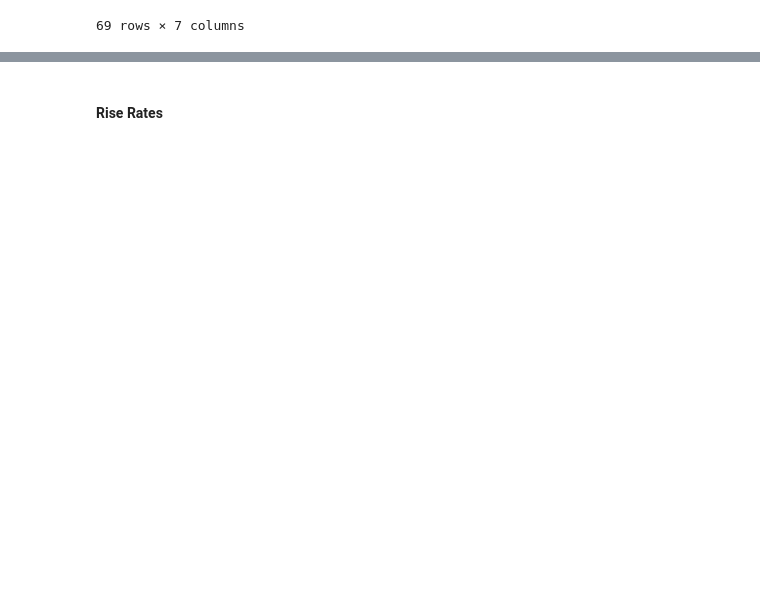
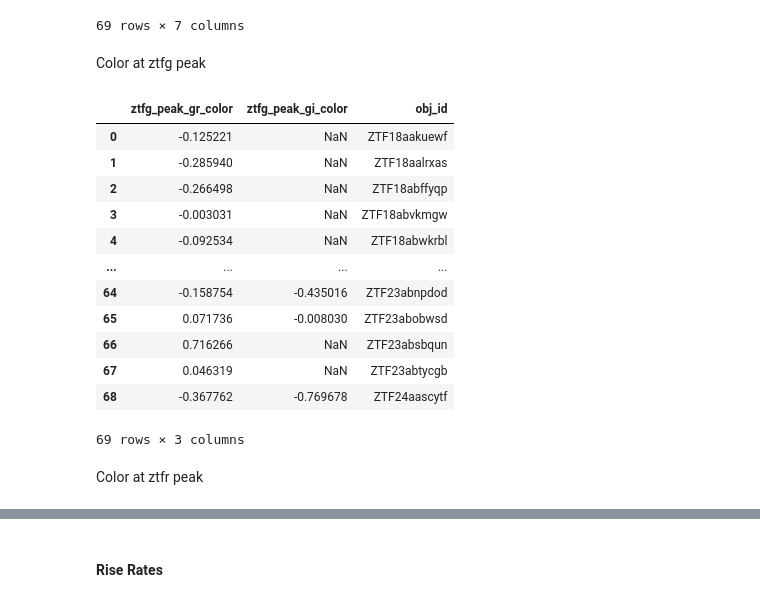
Before and after one commit to tylerbarna/kn-imposters, a Jupyter notebook: gp_calculations.ipynb, the cells around one changed output, grey strips where cells are left out. Saved outputs shown, nothing was run; the diff lists cells and outputs as text; code cells hidden in the pictures; blank space fills up the shorter version.

```diff
--- a/gp_calculations.ipynb
+++ b/gp_calculations.ipynb
@@ -303,3 +303,46 @@ df_peak
 | 67 | ZTF23abtycgb | 0.000000 | -10.654520 | 0.000000 | -10.700839 | NaN | NaN |
 | 68 | ZTF24aascytf | 0.931519 | -12.437112 | 1.269422 | -12.117116 | 1.589061 | -11.796361 |
 69 rows × 7 columns
+# %% [markdown]
+Color at ztfg peak
+# %%
+df_ztfg_peak_color = pd.DataFrame()
+df_ztfg_peak_color['obj_id'] = df_peak.obj_id.unique()
+ztfg_peak_color_dict = {}
+for obj in df_ztfg_peak_color['obj_id']:
+    obj_ztfg_peak_color_dict = {}
+    df_obj = df_peak[df_peak.obj_id == obj]
+    ztfg_peak_time = df_obj['ztfg_peak_time'].iloc[0]
+    if ztfg_peak_time != None and ztfg_peak_time == ztfg_peak_time:
+        ztfg_peak_row = df[(df.obj_id == obj) & (df.t == ztfg_peak_time)]
+        for filt in ['ztfr', 'ztfi']:
+            if ztfg_peak_row[f'abs_mag_ztfg'].iloc[0] == np.nan or ztfg_peak_row[f'abs_mag_{filt}'].iloc[0] == np.nan:
+                obj_ztfg_peak_color_dict[filt] = np.nan
+            else:
+                obj_ztfg_peak_color_dict[filt] = ztfg_peak_row[f'abs_mag_ztfg'].iloc[0] - ztfg_peak_row[f'abs_mag_{filt}'].iloc[0]
+    else:
+        for filt in ['ztfr', 'ztfi']:
+            obj_ztfg_peak_color_dict[filt] = np.nan
+    ztfg_peak_color_dict[obj] = obj_ztfg_peak_color_dict
+# %%
+df_ztfg_peak_color = pd.DataFrame(ztfg_peak_color_dict).T.rename(columns={'ztfr': 'ztfg_peak_gr_color', 'ztfi': 'ztfg_peak_gi_color'}).reset_index()
+df_ztfg_peak_color['obj_id'] = df_ztfg_peak_color['index']
+df_ztfg_peak_color.drop(columns=['index'], inplace=True)
+
+df_ztfg_peak_color
+# %% [output]
+|  | ztfg_peak_gr_color | ztfg_peak_gi_color | obj_id |
+| 0 | -0.125221 | NaN | ZTF18aakuewf |
+| 1 | -0.285940 | NaN | ZTF18aalrxas |
+| 2 | -0.266498 | NaN | ZTF18abffyqp |
+| 3 | -0.003031 | NaN | ZTF18abvkmgw |
+| 4 | -0.092534 | NaN | ZTF18abwkrbl |
+| ... | ... | ... | ... |
+| 64 | -0.158754 | -0.435016 | ZTF23abnpdod |
+| 65 | 0.071736 | -0.008030 | ZTF23abobwsd |
+| 66 | 0.716266 | NaN | ZTF23absbqun |
+| 67 | 0.046319 | NaN | ZTF23abtycgb |
+| 68 | -0.367762 | -0.769678 | ZTF24aascytf |
+69 rows × 3 columns
+# %% [markdown]
+Color at ztfr peak
```
Also changed, not shown: parts of 9 cells of this notebook.
